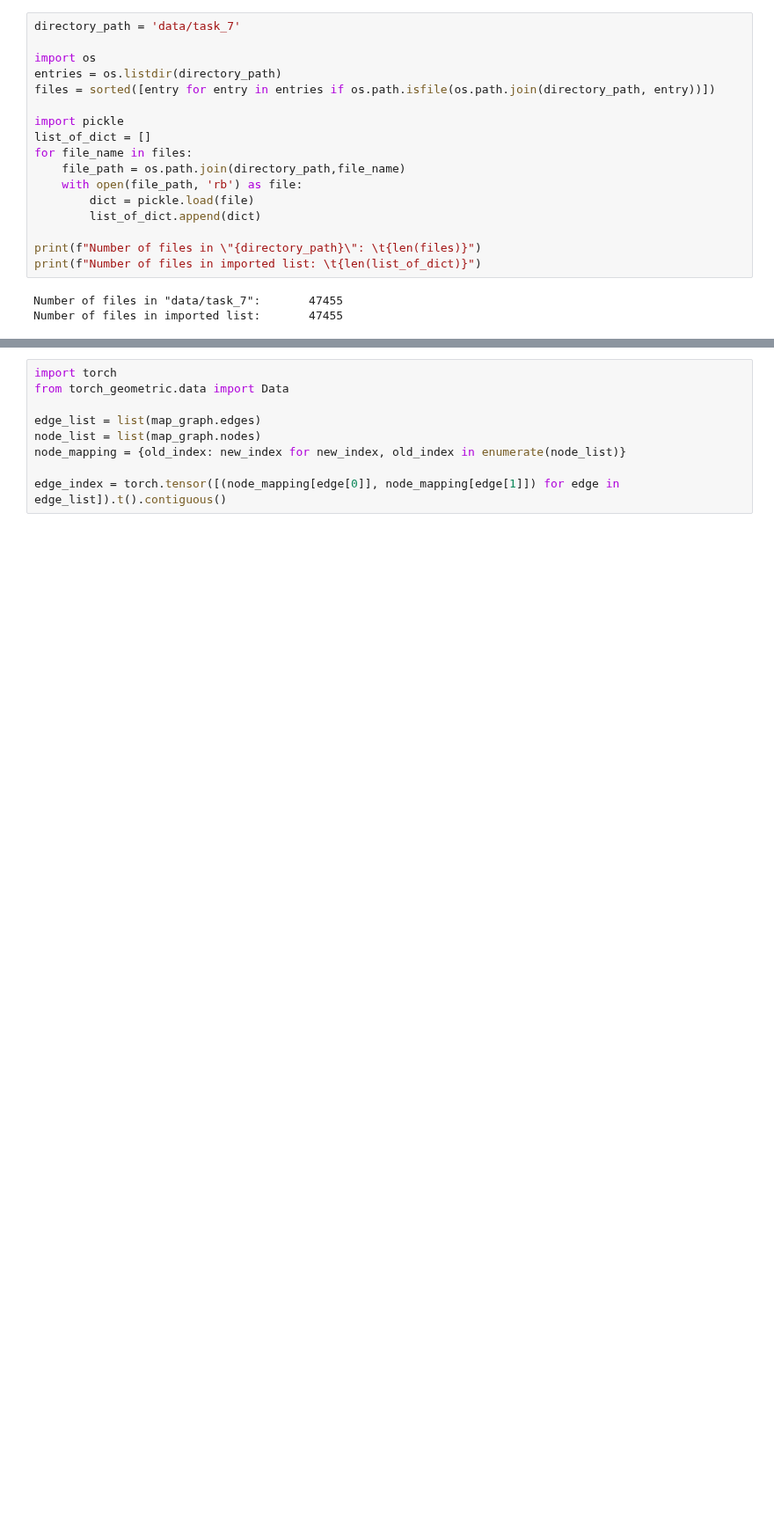
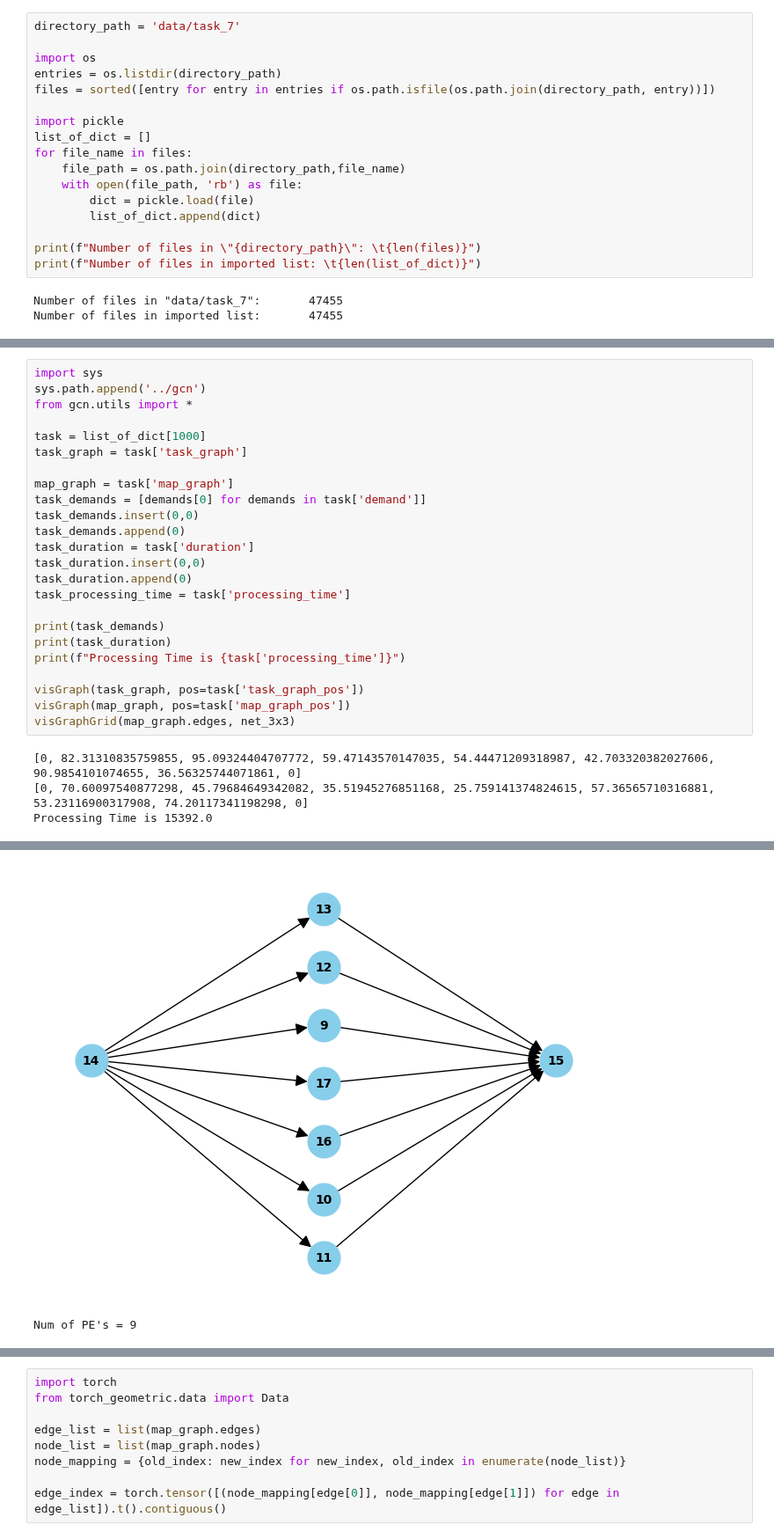
Before and after one commit to faseelmo/noc_latency_predictor, a Jupyter notebook: training_data/data_representation.ipynb, the cells around one changed output, grey strips where cells are left out. Shown at 88% size. Drawn from its saved outputs; the diff is of its cells as text; blank space fills up the shorter version.

Commit message:
+ Input feature visualization

```diff
--- a/training_data/data_representation.ipynb
+++ b/training_data/data_representation.ipynb
@@ -81,0 +21,28 @@ Processing Time is 15398.0
+# %%
+import sys
+sys.path.append('../gcn')
+from gcn.utils import *
+
+task = list_of_dict[1000]
+task_graph = task['task_graph']
+
+map_graph = task['map_graph']
+task_demands = [demands[0] for demands in task['demand']]
+task_demands.insert(0,0)
+task_demands.append(0)
+task_duration = task['duration']
+task_duration.insert(0,0)
+task_duration.append(0)
+task_processing_time = task['processing_time']
+
+print(task_demands)
+print(task_duration)
+print(f"Processing Time is {task['processing_time']}")
+
+visGraph(task_graph, pos=task['task_graph_pos'])
+visGraph(map_graph, pos=task['map_graph_pos'])
+visGraphGrid(map_graph.edges, net_3x3)
+# %% [output]
+[0, 82.31310835759855, 95.09324404707772, 59.47143570147035, 54.44471209318987, 42.703320382027606, 90.9854101074655, 36.56325744071861, 0]
+[0, 70.60097540877298, 45.79684649342082, 35.51945276851168, 25.759141374824615, 57.36565710316881, 53.23116900317908, 74.20117341198298, 0]
+Processing Time is 15392.0
@@ -81,0 +50,2 @@ Processing Time is 15398.0
+[figure, added]
+Num of PE's = 9
```
Also changed, not shown: parts of 4 cells of this notebook, 5 other files.
